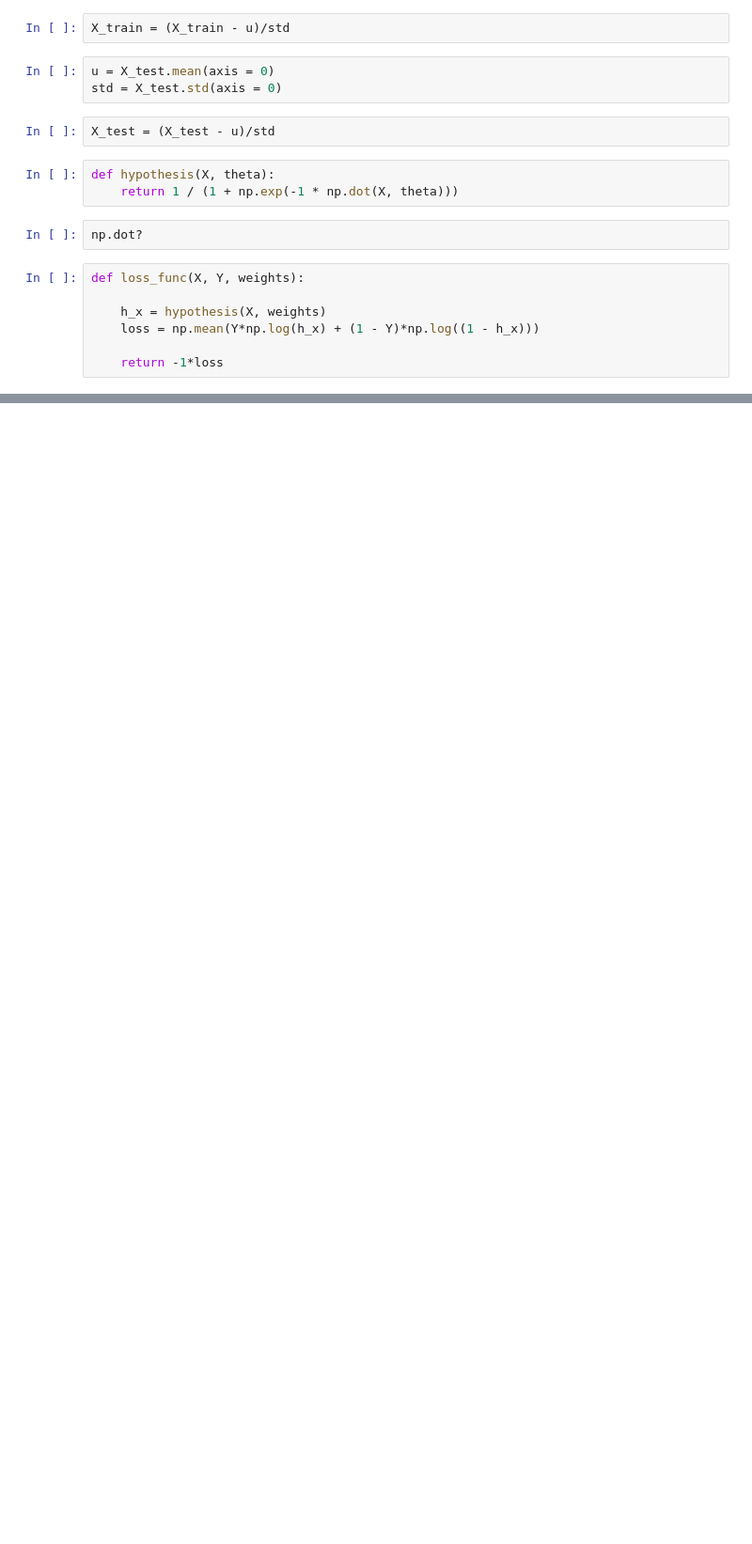
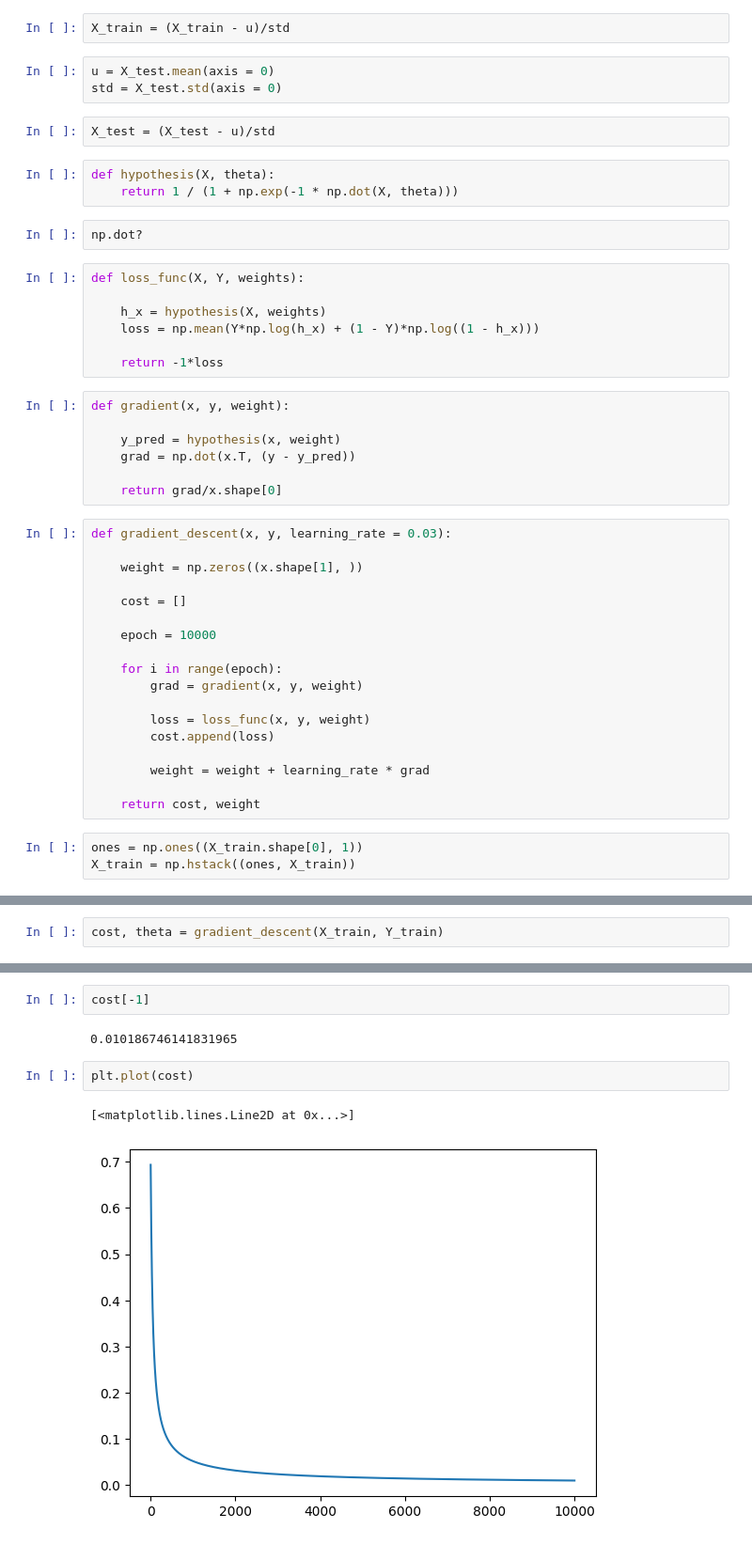
Before and after one commit to Abhijeet399/Data_Science_PP_6_Aug_23, a Jupyter notebook: Machine Learning/Logistic_Regression_random_points.ipynb, the cells around one changed output, grey strips where cells are left out. Shown at 94% size. Saved outputs shown, nothing was run; the diff lists cells and outputs as text; blank space fills up the shorter version.

```diff
--- a/Machine Learning/Logistic_Regression_random_points.ipynb
+++ b/Machine Learning/Logistic_Regression_random_points.ipynb
@@ -81,3 +81,31 @@ def loss_func(X, Y, weights):
     loss = np.mean(Y*np.log(h_x) + (1 - Y)*np.log((1 - h_x)))
 
     return -1*loss
+# %%
+def gradient(x, y, weight):
+
+    y_pred = hypothesis(x, weight)
+    grad = np.dot(x.T, (y - y_pred))
+
+    return grad/x.shape[0]
+# %%
+def gradient_descent(x, y, learning_rate = 0.03):
+
+    weight = np.zeros((x.shape[1], ))
+
+    cost = []
+
+    epoch = 10000
+
+    for i in range(epoch):
+        grad = gradient(x, y, weight)
+
+        loss = loss_func(x, y, weight)
+        cost.append(loss)
+
+        weight = weight + learning_rate * grad
+
+    return cost, weight
+# %%
+ones = np.ones((X_train.shape[0], 1))
+X_train = np.hstack((ones, X_train))
@@ -83,0 +116,2 @@ def loss_func(X, Y, weights):
+# %%
+cost, theta = gradient_descent(X_train, Y_train)
@@ -83,0 +138,9 @@ def loss_func(X, Y, weights):
+# %%
+cost[-1]
+# %% [output]
+0.010186746141831965
+# %%
+plt.plot(cost)
+# %% [output]
+[<matplotlib.lines.Line2D at 0x...>]
+[figure, added]
```
Also changed, not shown: parts of 16 cells of this notebook, 1 other file.
